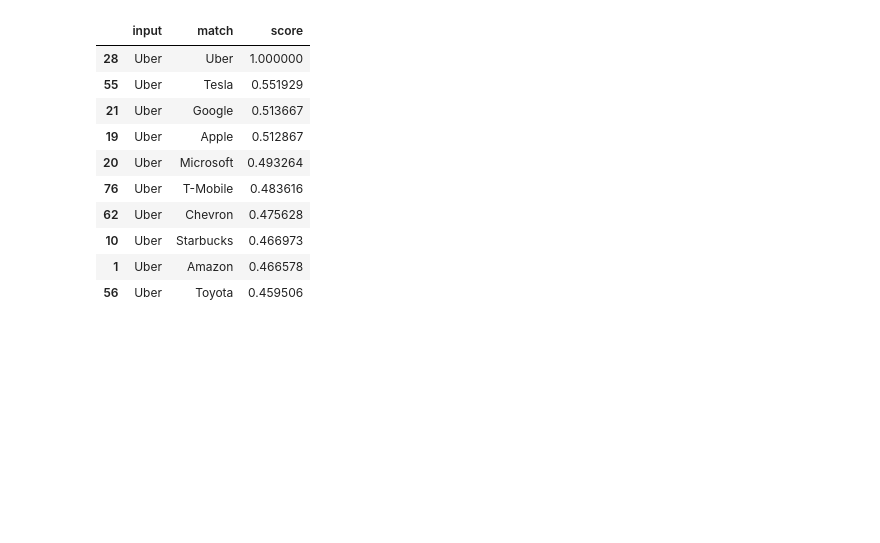
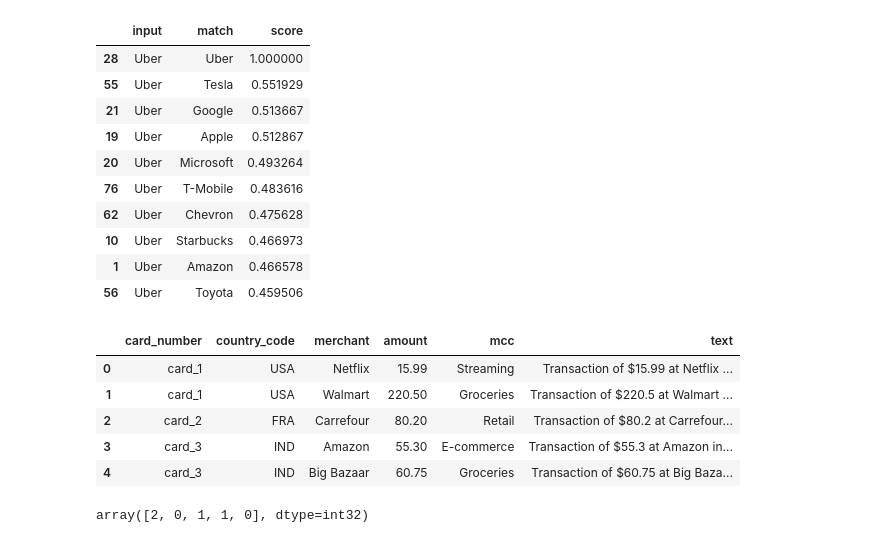
Before and after one commit to Vishaldawar/synthetic_persona, a Jupyter notebook: clustering_data.ipynb, the cells around one changed output. Saved outputs shown, nothing was run; the diff lists cells and outputs as text; code cells hidden in the pictures; blank space fills up the shorter version.

```diff
--- a/clustering_data.ipynb
+++ b/clustering_data.ipynb
@@ -495,0 +499,24 @@ match_customers(customer_name, embedding, df)
+# %%
+# Example dataset of transactions
+transactions = pd.DataFrame({
+    "card_number": ["card_1", "card_1", "card_2", "card_3", "card_3"],
+    "country_code": ["USA", "USA", "FRA", "IND", "IND"],
+    "merchant": ["Netflix", "Walmart", "Carrefour", "Amazon", "Big Bazaar"],
+    "amount": [15.99, 220.50, 80.20, 55.30, 60.75],
+    "mcc": ["Streaming", "Groceries", "Retail", "E-commerce", "Groceries"]
+})
+
+# Step 1: Convert each transaction into a text description
+transactions["text"] = transactions.apply(
+    lambda r: f"Transaction of ${r.amount} at {r.merchant} in {r.country_code} for {r.mcc}",
+    axis=1
+)
+# %%
+transactions
+# %% [output]
+|  | card_number | country_code | merchant | amount | mcc | text |
+| 0 | card_1 | USA | Netflix | 15.99 | Streaming | Transaction of $15.99 at Netflix ... |
+| 1 | card_1 | USA | Walmart | 220.50 | Groceries | Transaction of $220.5 at Walmart ... |
+| 2 | card_2 | FRA | Carrefour | 80.20 | Retail | Transaction of $80.2 at Carrefour... |
+| 3 | card_3 | IND | Amazon | 55.30 | E-commerce | Transaction of $55.3 at Amazon in... |
+| 4 | card_3 | IND | Big Bazaar | 60.75 | Groceries | Transaction of $60.75 at Big Baza... |
@@ -495,0 +535,4 @@ match_customers(customer_name, embedding, df)
+# %%
+pseudo_labels
+# %% [output]
+array([2, 0, 1, 1, 0], dtype=int32)
```
Also changed, not shown: parts of 11 cells of this notebook.
